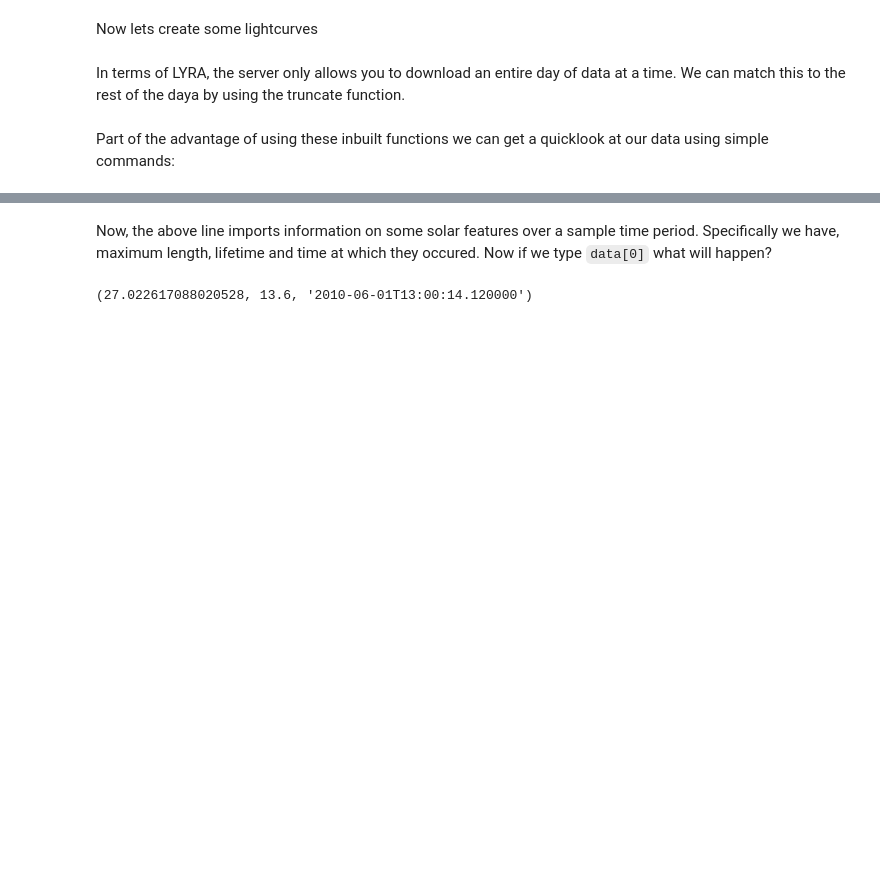
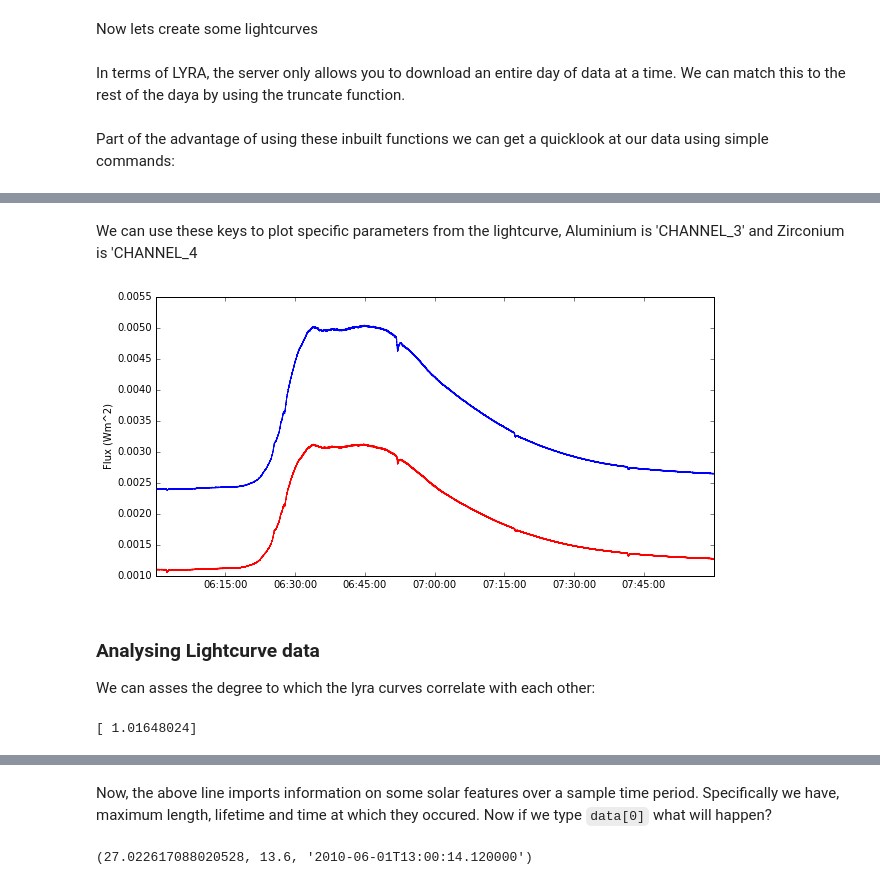
Before and after one commit to OpenAstronomy/workshop_sunpy_astropy, a Jupyter notebook: 09-Time-Series-Data.ipynb, the cells around one changed output, grey strips where cells are left out. Cells and saved outputs as stored; diff of their text form; code cells hidden in the pictures; blank space fills up the shorter version.

```diff
--- a/09-Time-Series-Data.ipynb
+++ b/09-Time-Series-Data.ipynb
@@ -56,0 +103,20 @@ goes_lightcurve.peek()
+# %% [markdown]
+We can use these keys to plot specific parameters from the lightcurve, Aluminium is 'CHANNEL_3' and Zirconium is 'CHANNEL_4
+# %%
+plt.figure(1, figsize=(10,5))
+plt.plot(lyra_lightcurve.data.index, lyra_lightcurve.data['CHANNEL3'], color='blue', label='Al filter')
+plt.plot(lyra_lightcurve.data.index, lyra_lightcurve.data['CHANNEL4'], color='red', label='Zr filter')
+plt.ylabel('Flux (Wm^2)')
+plt.show()
+# %% [output]
+[figure, added]
+# %% [markdown]
+### Analysing Lightcurve data
+
+We can asses the degree to which the lyra curves correlate with each other:
+# %%
+cross_correlation = np.correlate(lyra_lightcurve.data['CHANNEL3'],
+                                 lyra_lightcurve.data['CHANNEL4'])
+print(cross_correlation)
+# %% [output]
+[ 1.01648024]
```
Also changed, not shown: parts of 27 cells of this notebook.
